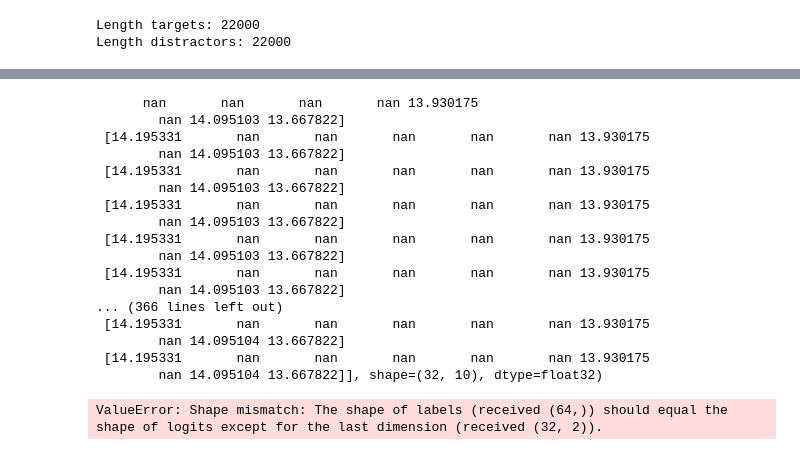
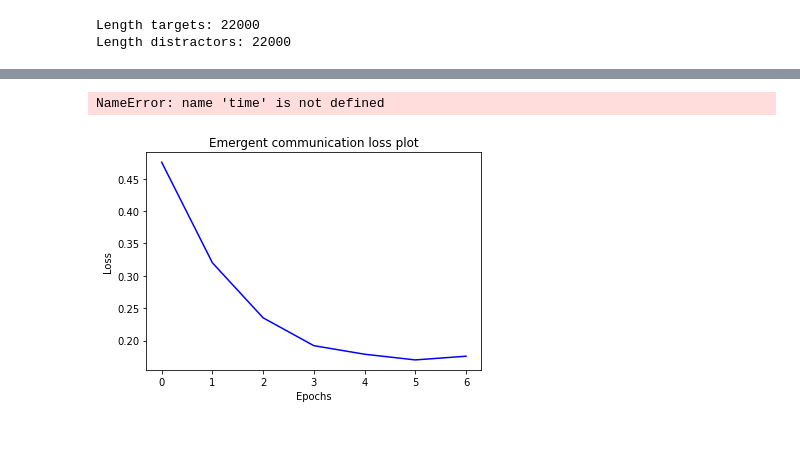
Before and after one commit to Idewan/AgentSpeaksHuman, a Jupyter notebook: models/agent_to_agent.ipynb, the cells around one changed output, grey strips where cells are left out. Saved outputs shown, nothing was run; the diff lists cells and outputs as text; code cells hidden in the pictures.

```diff
--- a/models/agent_to_agent.ipynb
+++ b/models/agent_to_agent.ipynb
@@ -165,5 +154,5 @@ training_data = training_data.shuffle(BUFFER_SIZE).batch(BATCH_SIZE)
 # %%
 speaker = GRU_Decoder(embedding_dims_speaker, units, vocab_size)
 listener = GRU_Encoder(embedding_dims_listener, units, vocab_size)
-encoder_s = CNN_Encoder(embedding_dims_listener)
+encoder_s = CNN_Encoder(embedding_dims_speaker)
 encoder_l = CNN_Encoder(embedding_dims_listener)
@@ -391,62 +330,49 @@ def evaluate(data):
 
     return acc, total_right, total_wrong
 # %%
-EPOCHS = 50
-for epoch in range(0, EPOCHS):
+EPOCHS = 15
+for epoch in range(7, EPOCHS):
     start = time.time()
-    total_loss = 0
+    total_loss_s = 0
     total_loss_l = 0
 
-    for (batch, (target_image, distractor_image)) in enumerate(training_data):
-        batch_loss, t_loss, l_loss = train_step(target_image, distractor_image, target_image.shape[0],batch)
-        total_loss += t_loss
-        total_loss_l += l_loss
+    for (batch, (targ_tensor, dis_tensor)) in enumerate(training_data):
+      u = tf.concat([targ_tensor, dis_tensor], -1)
 
-        if batch % 250 == 0:
-            print ('Epoch {} Batch {} Loss {:.4f}'.format(
-              epoch + 1, batch, batch_loss.numpy()))
-            print ('Epoch {} Batch {} Loss {:.4f}'.format(
-              epoch + 1, batch, l_loss))
-            acc, tot_right, tot_wrong = evaluate(val_data)
-            tot = tot_right + tot_wrong
-            print(f'Epoch {epoch+1} Batch {batch} Accuracy of Validation Set {acc} for {tot} samples')
+      s_loss, l_loss = train_step(u, targ_tensor, dis_tensor)
+      total_loss_s += s_loss
+      total_loss_l += l_loss
+
+      if batch % 100 == 0:
+          print ('Epoch {} Batch {} Speaker Loss {:.4f} Listener Loss {:.4f}'.format(
+            epoch + 1, batch, s_loss.numpy(), l_loss.numpy()))
+
+          # acc, tot_right, tot_wrong = evaluate(val_data)
+          # tot = tot_right + tot_wrong
+          # print(f'Epoch {epoch+1} Batch {batch} Accuracy of Validation Set {acc} for {tot} samples')
 
     # storing the epoch end loss value to plot later
-    loss_plot_s.append(total_loss / num_steps)
+    loss_plot_s.append(total_loss_s / num_steps)
     loss_plot_l.append(total_loss_l / num_steps)
 
     if epoch % 5 == 0:
       ckpt_manager.save()
 
-    print ('Epoch {} Loss {:.6f}'.format(epoch + 1,
-                                         total_loss/num_steps))
+    print ('Epoch {} Speaker Loss {:.6f} Listener Loss {:.6f}'.format(epoch + 1,
+                                         total_loss_s/num_steps, total_loss_l/num_steps))
     print ('Time taken for 1 epoch {} sec\n'.format(time.time() - start))
 # %% [output]
-      nan       nan       nan       nan 13.930175
-        nan 14.095103 13.667822]
- [14.195331       nan       nan       nan       nan       nan 13.930175
-        nan 14.095103 13.667822]
- [14.195331       nan       nan       nan       nan       nan 13.930175
-        nan 14.095103 13.667822]
- [14.195331       nan       nan       nan       nan       nan 13.930175
-        nan 14.095103 13.667822]
- [14.195331       nan       nan       nan       nan       nan 13.930175
-        nan 14.095103 13.667822]
- [14.195331       nan       nan       nan       nan       nan 13.930175
-        nan 14.095103 13.667822]
-... (366 lines left out)
- [14.195331       nan       nan       nan       nan       nan 13.930175
-        nan 14.095104 13.667822]
- [14.195331       nan       nan       nan       nan       nan 13.930175
-        nan 14.095104 13.667822]], shape=(32, 10), dtype=float32)
+NameError: name 'time' is not defined
-ValueError: Shape mismatch: The shape of labels (received (64,)) should equal the shape of logits except for the last dimension (received (32, 2)).
 # %%
 test_data = tf.data.Dataset.from_tensor_slices((targ_name_test, dis_name_test))
 test_data = test_data.map(lambda t, d: tf.numpy_function(prep.map_func, [t, d], [tf.float32, tf.float32]))
 test_data = test_data.shuffle(BUFFER_SIZE).batch(BATCH_SIZE)
 # %%
-plt.plot(loss_plot_s)
+# plt.plot(-1 * loss_plot_s, color='r', label='Speaker loss')
+plt.plot(loss_plot_l, color='b', label='Listener loss')
 plt.xlabel('Epochs')
 plt.ylabel('Loss')
-plt.title('Loss Plot Speaker')
+plt.title('Emergent communication loss plot')
 plt.show()
+# %% [output]
+[figure, added]
```
Also changed, not shown: parts of 16 cells of this notebook, 24 other files.
